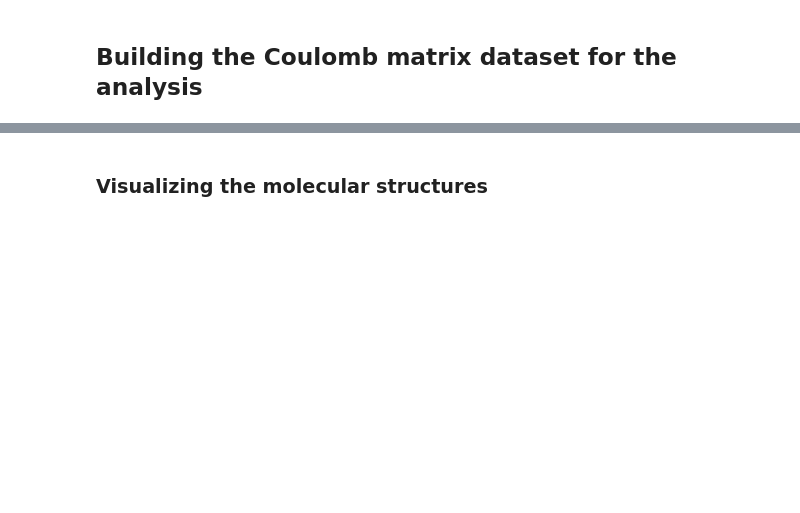
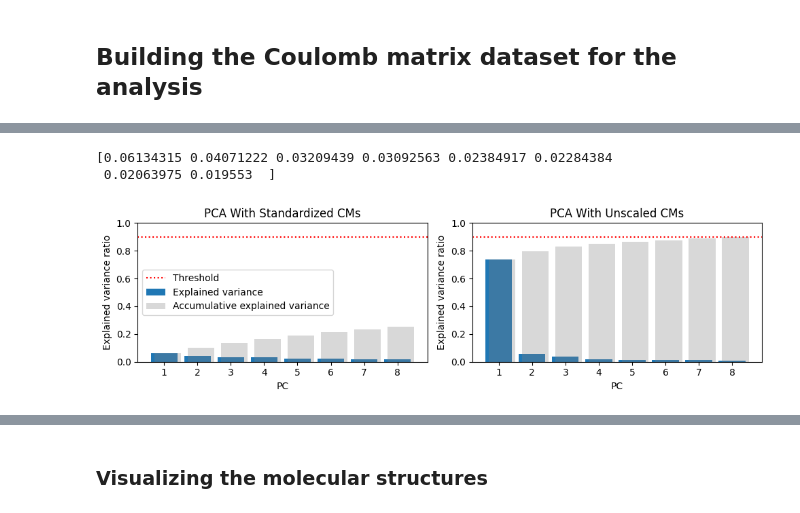
Before and after one commit to rhyan10/unsupervised-learning-molecular-systems, a Jupyter notebook: 2-Dimensionality-Reduction/Dimensionality-Reduction.ipynb, the cells around one changed output, grey strips where cells are left out. Cells and saved outputs as stored; diff of their text form; code cells hidden in the pictures; blank space fills up the shorter version.

```diff
--- a/2-Dimensionality-Reduction/Dimensionality-Reduction.ipynb
+++ b/2-Dimensionality-Reduction/Dimensionality-Reduction.ipynb
@@ -384,0 +326,44 @@ By analyzing the importance of the input features for the principle components i
+# %%
+plt.rcParams['figure.figsize'] = [10, 3]
+
+# Plot the explained variance ratio as a function of number of PCs for the standardized data
+plt.subplot(1, 2, 1)
+pca_scaled = PCA(n_components=8)
+pca_scaled.fit(df_scaled)
+X_new_scaled = pca_scaled.transform(df_scaled)
+pcs_scaled = np.arange(len(pca_scaled.explained_variance_ratio_))+1
+print (pca_scaled.explained_variance_ratio_)
+s = 0
+cumsum = [(s:=s+i) for i in pca_scaled.explained_variance_ratio_]
+plt.bar(pcs_scaled, pca_scaled.explained_variance_ratio_,label="Explained variance")
+plt.bar(pcs_scaled+0.1, cumsum, color="gray", alpha = 0.3,label="Accumulative explained variance")
+plt.title("PCA With Standardized CMs")
+plt.xlabel("PC")
+plt.ylabel("Explained variance ratio")
+plt.ylim(0,1)
+plt.axhline(y = 0.9, color = 'r', linestyle = ':',label="Threshold")
+plt.legend(loc="center left")
+
+# Plot the explained variance ratio as a function of number of PCs for the unscaled data
+plt.subplot(1, 2, 2)
+pca = PCA(n_components=8)
+pca.fit(df_qm7_cm)
+X_new = pca.transform(df_qm7_cm)
+pcs = np.arange(len(pca.explained_variance_ratio_))+1
+s = 0
+cumsum = [(s:=s+i) for i in pca.explained_variance_ratio_]
+plt.bar(pcs, pca.explained_variance_ratio_,label="Explained variance")
+plt.bar(pcs+0.1, cumsum, color="gray", alpha = 0.3,label="Accumulative explained variance")
+plt.title("PCA With Unscaled CMs")
+plt.xlabel("PC")
+plt.ylabel("Explained variance ratio")
+plt.ylim(0,1)
+plt.axhline(y = 0.9, color = 'r', linestyle = ':')
+
+plt.tight_layout()
+
+plt.show()
+# %% [output]
+[0.06134315 0.04071222 0.03209439 0.03092563 0.02384917 0.02284384
+ 0.02063975 0.019553  ]
+[figure, added]
```
Also changed, not shown: parts of 56 cells of this notebook, 1 other file.
